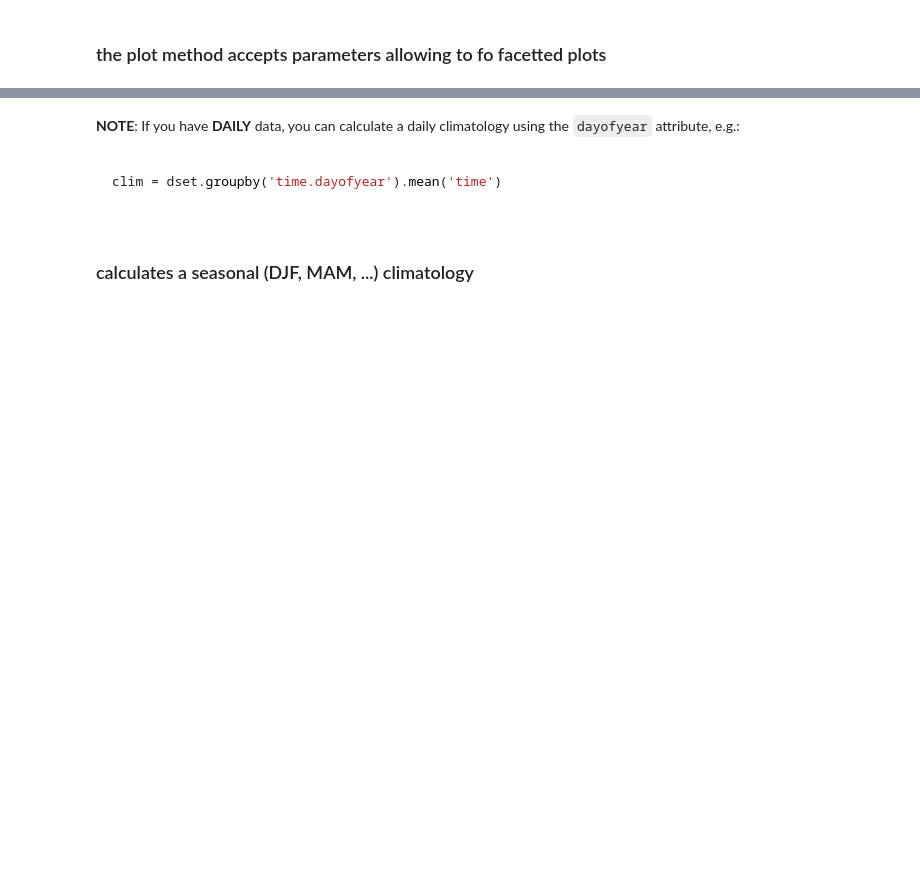
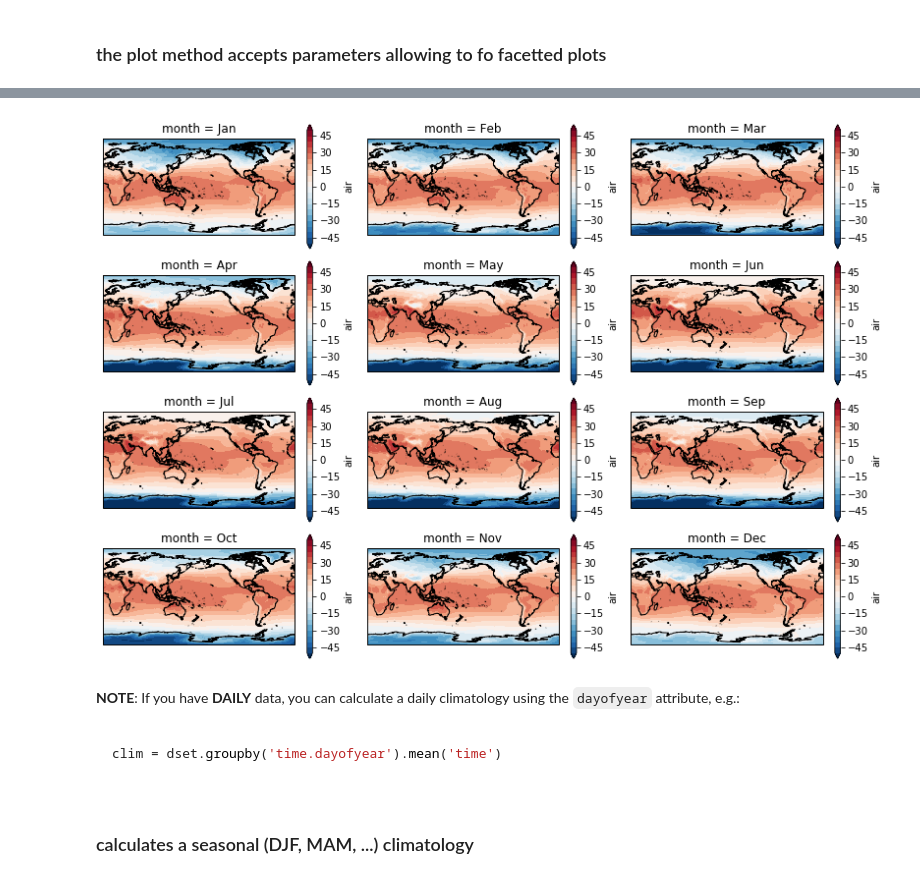
Before and after one commit to nicolasfauchereau/Wellington_Python_Workshop_April_2019, a Jupyter notebook: notebooks/08_xarray.ipynb, the cells around one changed output, grey strips where cells are left out. Drawn from its saved outputs; the diff is of its cells as text; code cells hidden in the pictures; blank space fills up the shorter version.

```diff
--- a/notebooks/08_xarray.ipynb
+++ b/notebooks/08_xarray.ipynb
@@ -586,10 +663,13 @@ m = bm(projection='cyl',llcrnrlat=lat.min(),urcrnrlat=lat.max(),\
 # %%
-f, axes = plt.subplots(nrows=4,ncols=3, figsize=(14,10))
+f, axes = plt.subplots(nrows=4, ncols=3, figsize=(14,10), subplot_kw={'projection':proj})
 f.subplots_adjust(hspace=0.1, wspace=0.1)
 axes = axes.flatten()
 for i, month in enumerate(months):
     ax = axes[i]
-    plot_field(clim.sel(month=month)['sst'], lats, lons, 0, 30, 1, ax=ax, title=month)
+    clim.sel(month = month)['air'].plot.contourf(ax=ax,transform=transform, cmap=plt.get_cmap('RdBu_r'), levels=np.arange(-50, 55, 5), extend='both')
+    ax.coastlines(resolution='50m')
+# %% [output]
+[figure, added]
 # %% [markdown]
 **NOTE**: If you have **DAILY** data, you can calculate a daily climatology using the `dayofyear` attribute, e.g.:
 
```
Also changed, not shown: parts of 70 cells of this notebook.
